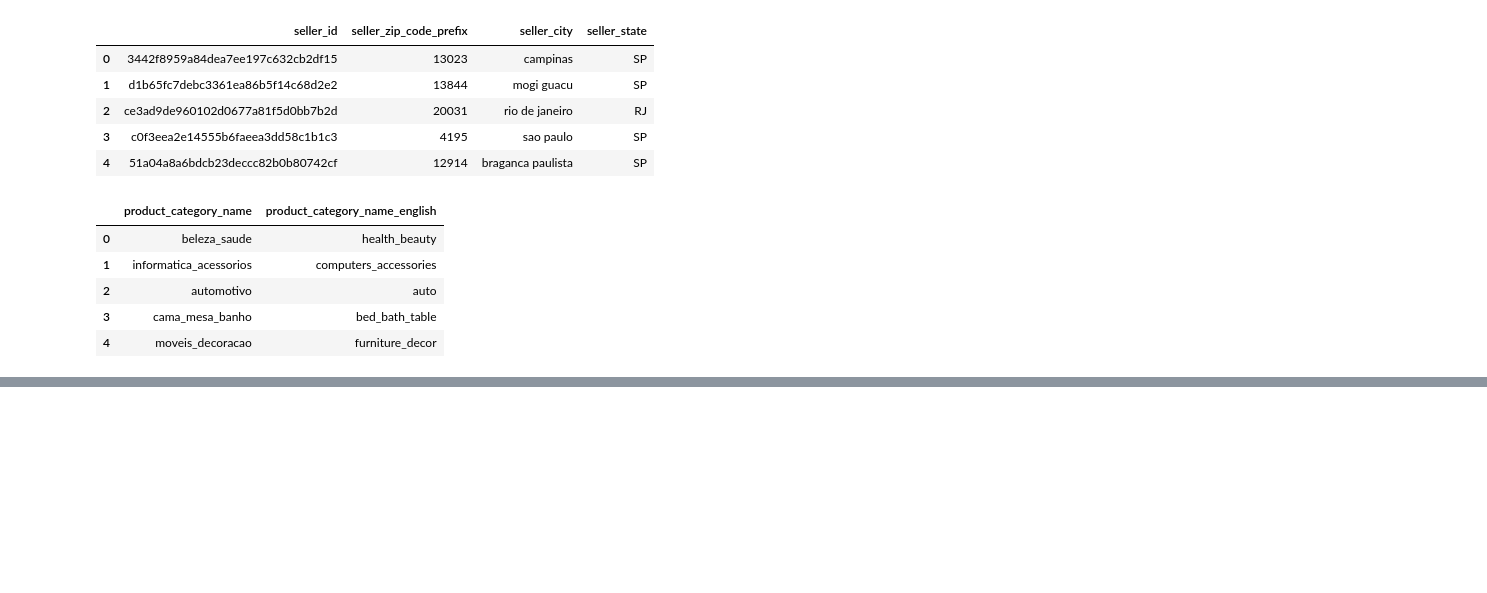
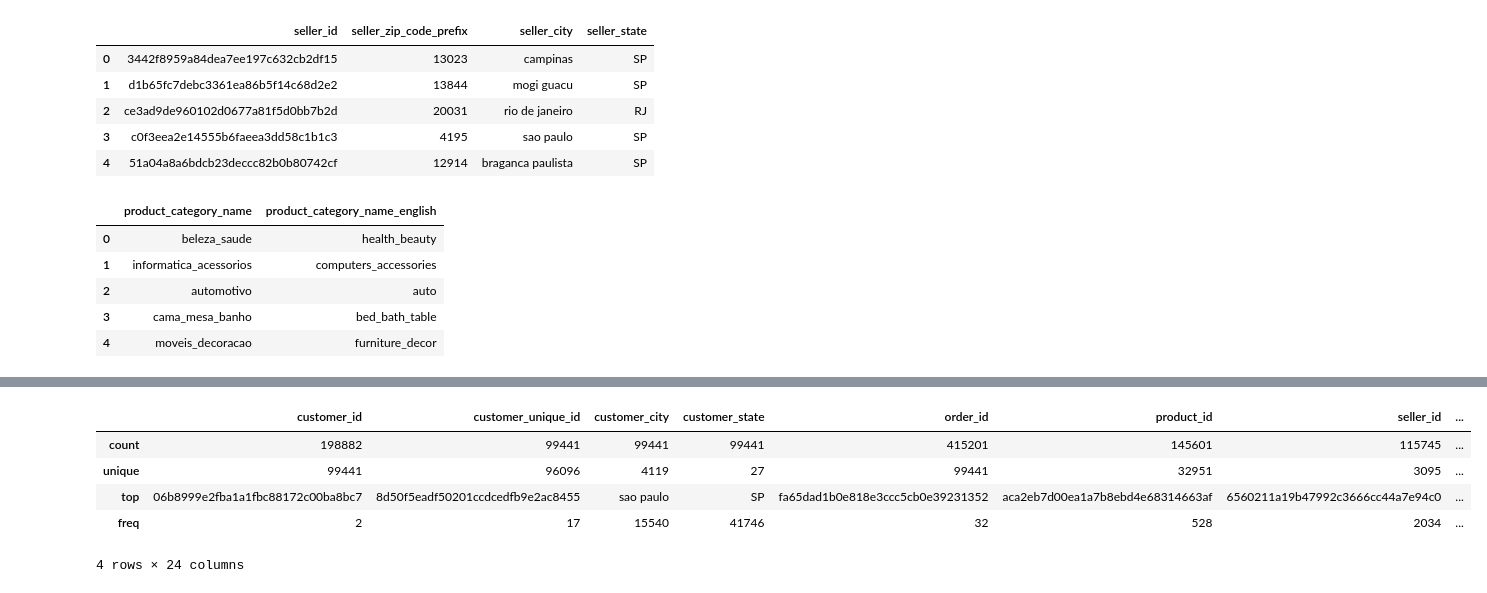
Before and after one commit to fabizap/Olist, a Jupyter notebook: DF_UNIFICADO.ipynb, the cells around one changed output, grey strips where cells are left out. Cells and saved outputs as stored; diff of their text form; code cells hidden in the pictures; blank space fills up the shorter version.

```diff
--- a/DF_UNIFICADO.ipynb
+++ b/DF_UNIFICADO.ipynb
@@ -107,0 +200,9 @@ df8.head()
+# %%
+df_u.describe(include='object')
+# %% [output]
+|  | customer_id | customer_unique_id | customer_city | customer_state | order_id | product_id | seller_id | ... |
+| count | 198882 | 99441 | 99441 | 99441 | 415201 | 145601 | 115745 | ... |
+| unique | 99441 | 96096 | 4119 | 27 | 99441 | 32951 | 3095 | ... |
+| top | 06b8999e2fba1a1fbc88172c00ba8bc7 | 8d50f5eadf50201ccdcedfb9e2ac8455 | sao paulo | SP | fa65dad1b0e818e3ccc5cb0e39231352 | aca2eb7d00ea1a7b8ebd4e68314663af | 6560211a19b47992c3666cc44a7e94c0 | ... |
+| freq | 2 | 17 | 15540 | 41746 | 32 | 528 | 2034 | ... |
+4 rows × 24 columns
```
Also changed, not shown: parts of 13 cells of this notebook.
